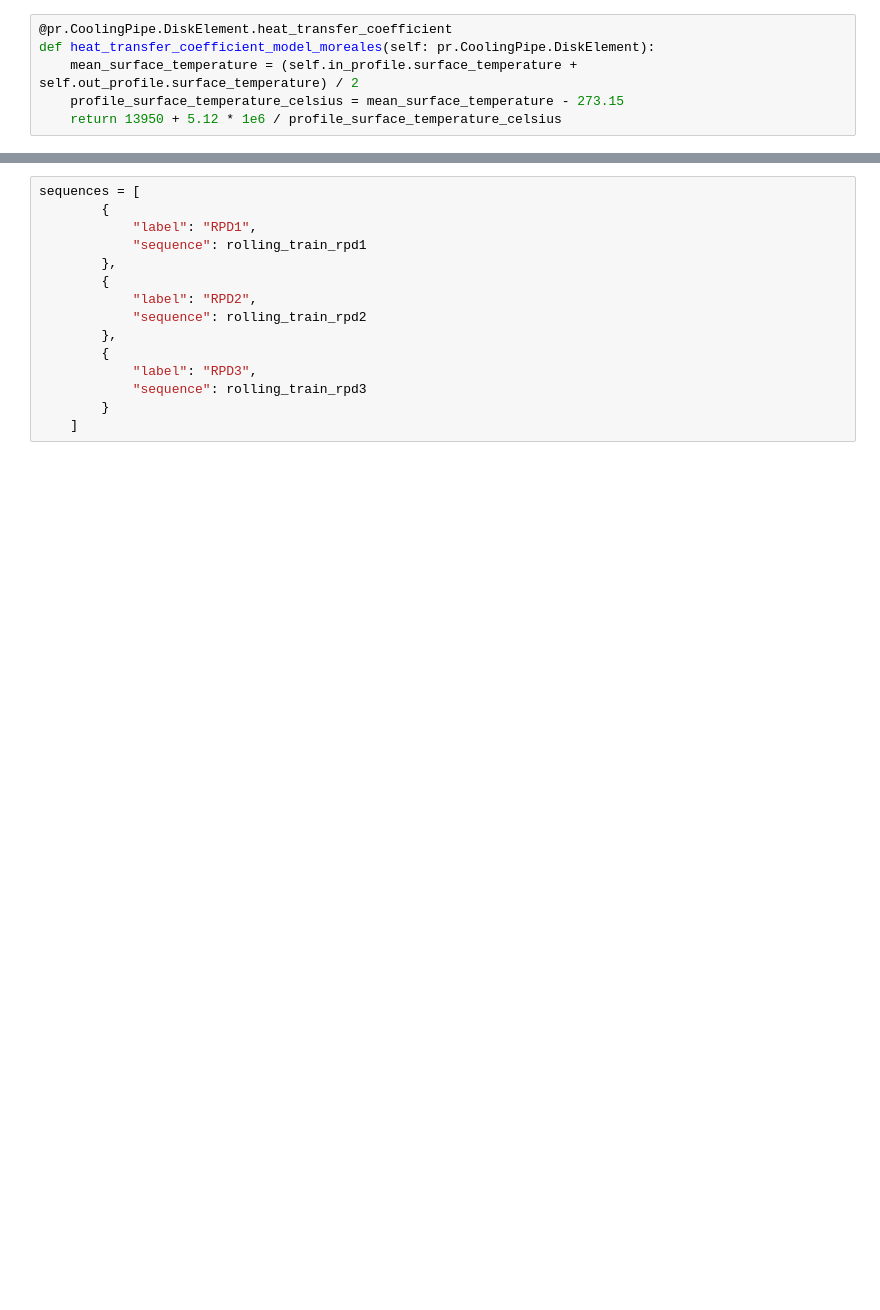
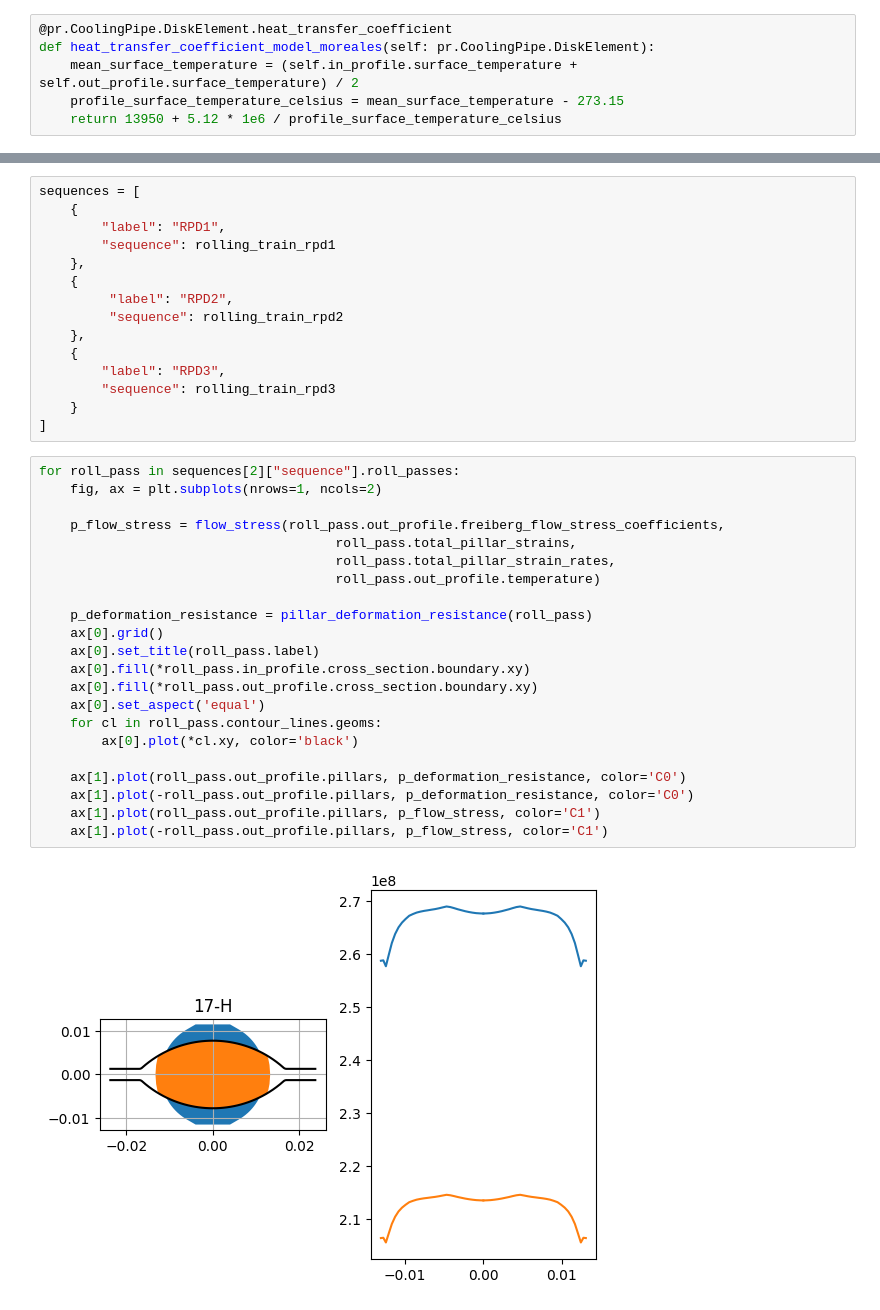
Before and after one commit to ChRen95/phd-thesis-fitting-wear-coefficient, a Jupyter notebook: coefficient_fitting.ipynb, the cells around one changed output, grey strips where cells are left out. Saved outputs shown, nothing was run; the diff lists cells and outputs as text; blank space fills up the shorter version.

```diff
--- a/coefficient_fitting.ipynb
+++ b/coefficient_fitting.ipynb
@@ -58,15 +45,39 @@ Solution iteration of TwoRollPass '18-V' exceeded the maximum iteration count of
 # %%
 sequences = [
-        {
-            "label": "RPD1",
-            "sequence": rolling_train_rpd1
-        },
-        {
-            "label": "RPD2",
-            "sequence": rolling_train_rpd2
-        },
-        {
-            "label": "RPD3",
-            "sequence": rolling_train_rpd3
-        }
-    ]
+    {
+        "label": "RPD1",
+        "sequence": rolling_train_rpd1
+    },
+    {
+         "label": "RPD2",
+         "sequence": rolling_train_rpd2
+    },
+    {
+        "label": "RPD3",
+        "sequence": rolling_train_rpd3
+    }
+]
+# %%
+for roll_pass in sequences[2]["sequence"].roll_passes:
+    fig, ax = plt.subplots(nrows=1, ncols=2)
+
+    p_flow_stress = flow_stress(roll_pass.out_profile.freiberg_flow_stress_coefficients,
+                                      roll_pass.total_pillar_strains,
+                                      roll_pass.total_pillar_strain_rates,
+                                      roll_pass.out_profile.temperature)
+
+    p_deformation_resistance = pillar_deformation_resistance(roll_pass)
+    ax[0].grid()
+    ax[0].set_title(roll_pass.label)
+    ax[0].fill(*roll_pass.in_profile.cross_section.boundary.xy)
+    ax[0].fill(*roll_pass.out_profile.cross_section.boundary.xy)
+    ax[0].set_aspect('equal')
+    for cl in roll_pass.contour_lines.geoms:
+        ax[0].plot(*cl.xy, color='black')
+
+    ax[1].plot(roll_pass.out_profile.pillars, p_deformation_resistance, color='C0')
+    ax[1].plot(-roll_pass.out_profile.pillars, p_deformation_resistance, color='C0')
+    ax[1].plot(roll_pass.out_profile.pillars, p_flow_stress, color='C1')
+    ax[1].plot(-roll_pass.out_profile.pillars, p_flow_stress, color='C1')
+# %% [output]
+[figure, added]
```
Also changed, not shown: parts of 22 cells of this notebook, 11 other files.
